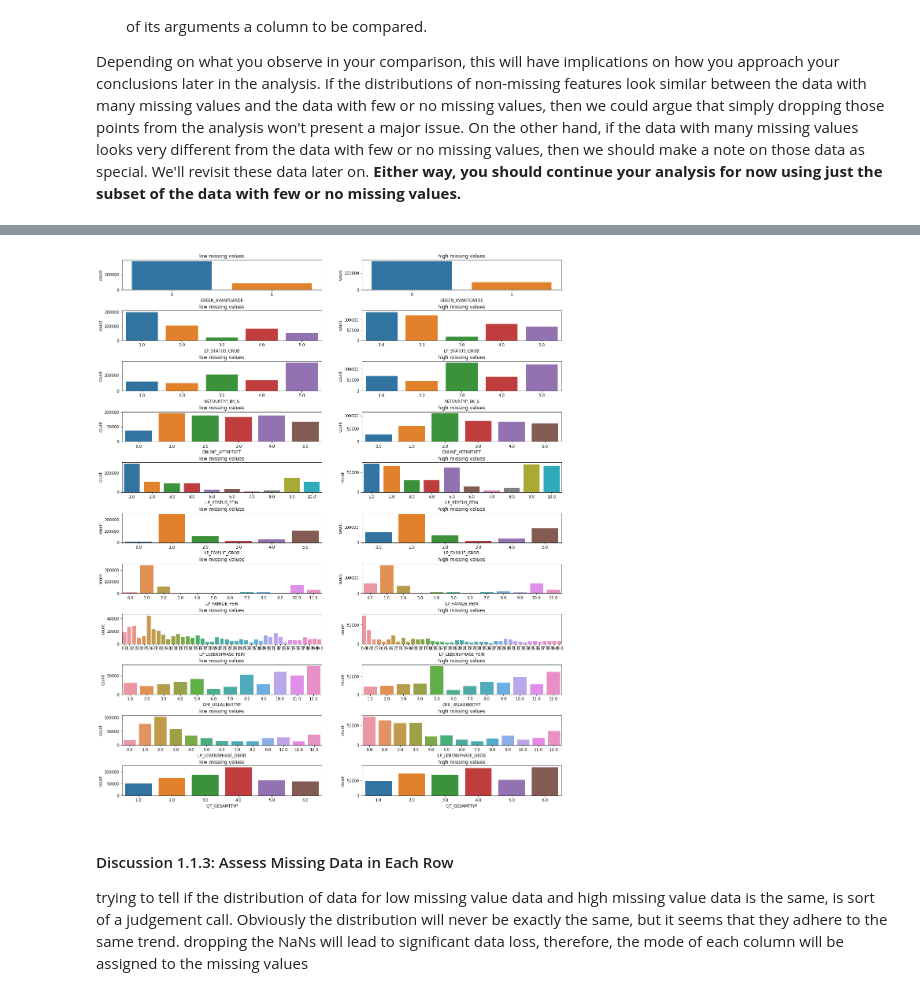
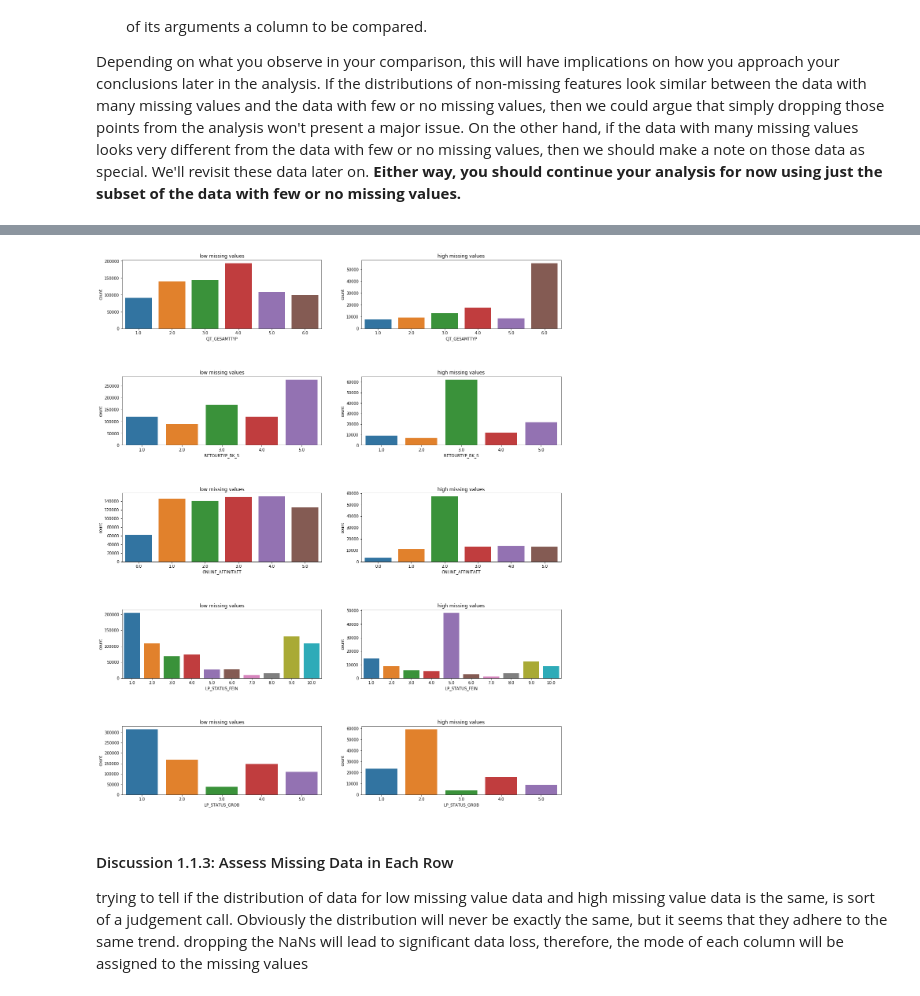
Before and after one commit to aliisoli/Identify-Customer-Segments, a Jupyter notebook: Identify_Customer_Segments.ipynb, the cells around one changed output, grey strips where cells are left out. Cells and saved outputs as stored; diff of their text form; code cells hidden in the pictures.

Commit message:
Update Jupyter notebook with cleaner code, more plots and descriptions

```diff
--- a/Identify_Customer_Segments.ipynb
+++ b/Identify_Customer_Segments.ipynb
@@ -120,2 +90,0 @@ seconds spent on string comparison and mapping 3227.62
-# %%
-azdias = pd.read_csv('azdias_parsed.csv', delimiter=';')
@@ -138,3 +91,20 @@ print('seconds spent on string manipulation and integer comparison {}'.format(np
+# %%
+# Identify missing or unknown data values and convert them to NaNs.
+for col in range(azdias.shape[1]):
+    col_name=azdias.columns[col]
+    na_list=feat_info.iloc[col,3]
+    na_list=na_list.replace('[', '')
+    na_list=na_list.replace(']', '')
+    na_list=na_list.split(',')
+    if na_list == ['']:
+        continue
+    else:
+        for na_code in na_list:
+            if azdias[col_name].dtype =='object':
+                azdias.loc[azdias[col_name]==na_code,col_name]=np.nan
+            else:
+                na_code=int(na_code)
+                azdias.loc[azdias[col_name]==na_code,col_name]=np.nan
 # %%
 print('Total number of missing values is {}'.format(azdias.isnull().sum().sum()))
 # %% [output]
@@ -148,9 +118,10 @@ For the remaining features, are there any patterns in which columns have, or sha
 # %%
 # Perform an assessment of how much missing data there is in each column of the
 # dataset.
+
 percent_missing_percolumn = 100*azdias.isnull().sum()/azdias.shape[0]
-#percent_missing_percolumn = percent_missing_percolumn[percent_missing_percolumn>0]
-percent_missing_percolumn = percent_missing_percolumn.sort_values()
+
+percent_missing_percolumn = percent_missing_percolumn.sort_values(ascending=False)
 # %%
 print(percent_missing_percolumn.head(5))
 # %% [output]
@@ -230,7 +212,7 @@ plt.show()
 # %%
 # Write code to divide the data into two subsets based on the number of missing
 # values in each row.
-low_missing_rows = azdias[azdias.isnull().sum(axis=1) <3]
-high_missing_rows = azdias[azdias.isnull().sum(axis=1) >=3]
-print(low_missing_rows.head(5))
+low_missing_rows = azdias[azdias.isnull().sum(axis=1) <10]
+high_missing_rows = azdias[azdias.isnull().sum(axis=1) >=10]
+print(low_missing_rows.columns)
 # %% [output]
@@ -264,13 +251,13 @@ array(['GREEN_AVANTGARDE', 'LP_STATUS_GROB', 'RETOURTYP_BK_S',
 # %%
-figure,ax = plt.subplots(nrows=len(low_missing_cols),ncols=2, figsize=(20,25))
+figure,ax = plt.subplots(nrows=5,ncols=2, figsize=(20,25))
 figure.subplots_adjust(hspace = 0.7, wspace=0.2)
-for i in range(len(low_missing_cols)):
+for i in range(5):
     sns.countplot(low_missing_rows[low_missing_cols[i]],ax=ax[i][0])
     ax[i][0].set_title('low missing values')
     sns.countplot(high_missing_rows[low_missing_cols[i]],ax=ax[i][1])
     ax[i][1].set_title('high missing values')
 # %% [output]
-[figure, old version]
+[figure, new version]
 # %% [markdown]
 #### Discussion 1.1.3: Assess Missing Data in Each Row
 
```
Also changed, not shown: parts of 76 cells of this notebook.
